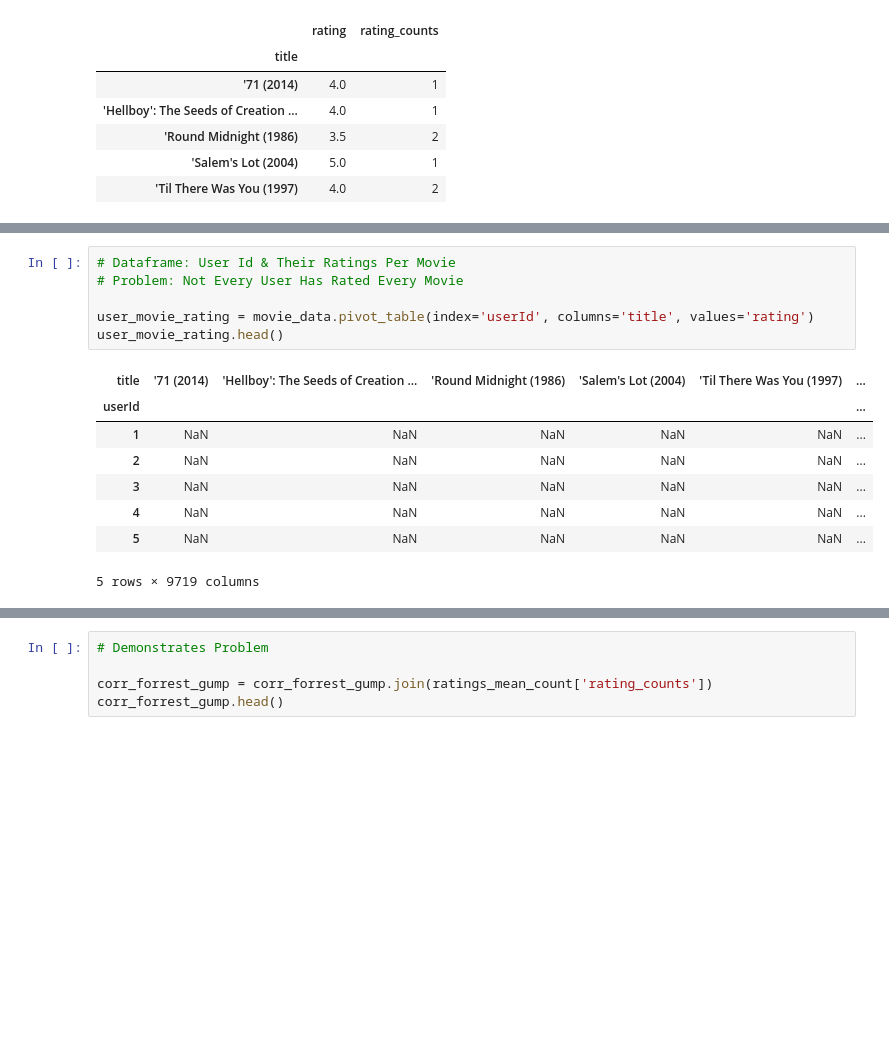
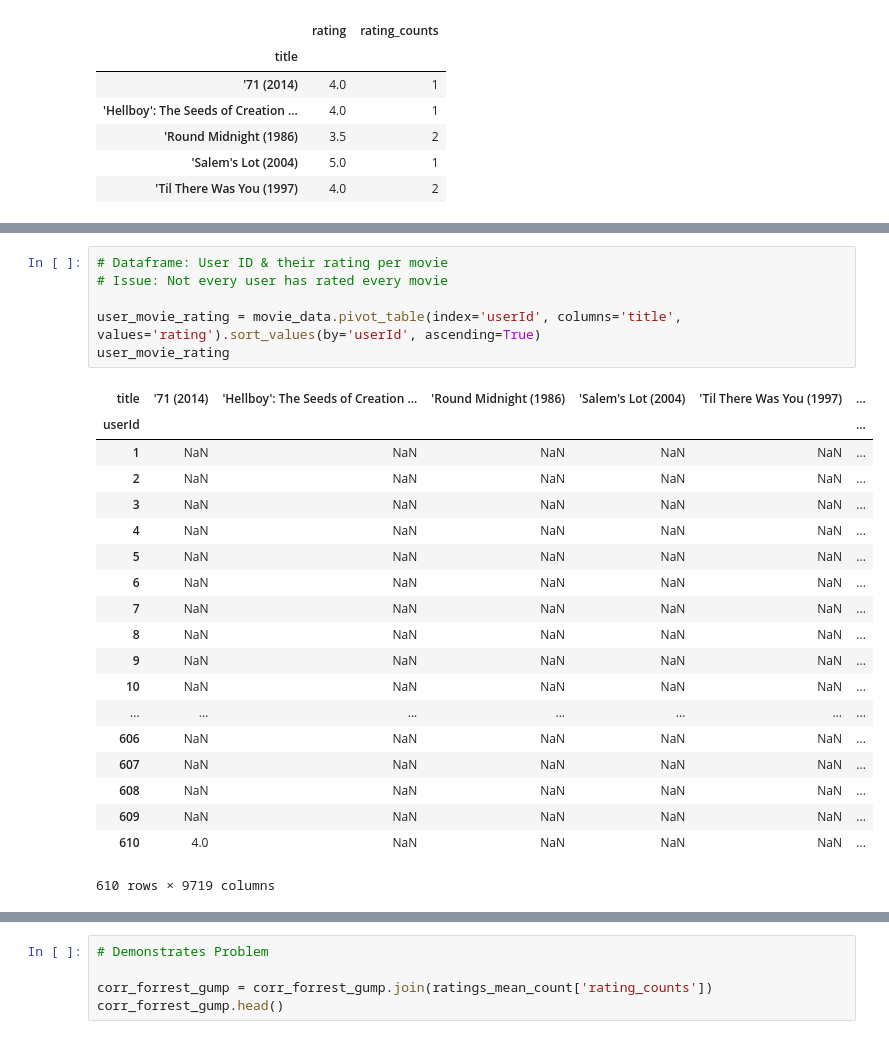
Before and after one commit to TomLavenziano/movie-recommendation-engine, a Jupyter notebook: Movie_Recommendation_Engine.ipynb, the cells around one changed output, grey strips where cells are left out. Saved outputs shown, nothing was run; the diff lists cells and outputs as text; blank space fills up the shorter version.

```diff
--- a/Movie_Recommendation_Engine.ipynb
+++ b/Movie_Recommendation_Engine.ipynb
@@ -185,15 +192,26 @@ sns.jointplot(x='rating', y='rating_counts', data=ratings_mean_count, alpha=0.4)
 # %%
-# Dataframe: User Id & Their Ratings Per Movie
-# Problem: Not Every User Has Rated Every Movie
+# Dataframe: User ID & their rating per movie
+# Issue: Not every user has rated every movie
 
-user_movie_rating = movie_data.pivot_table(index='userId', columns='title', values='rating')
-user_movie_rating.head()
+user_movie_rating = movie_data.pivot_table(index='userId', columns='title', values='rating').sort_values(by='userId', ascending=True)
+user_movie_rating
 # %% [output]
 | title | '71 (2014) | 'Hellboy': The Seeds of Creation ... | 'Round Midnight (1986) | 'Salem's Lot (2004) | 'Til There Was You (1997) | ... |
 | userId |  |  |  |  |  | ... |
 | 1 | NaN | NaN | NaN | NaN | NaN | ... |
 | 2 | NaN | NaN | NaN | NaN | NaN | ... |
 | 3 | NaN | NaN | NaN | NaN | NaN | ... |
 | 4 | NaN | NaN | NaN | NaN | NaN | ... |
 | 5 | NaN | NaN | NaN | NaN | NaN | ... |
+| 6 | NaN | NaN | NaN | NaN | NaN | ... |
+| 7 | NaN | NaN | NaN | NaN | NaN | ... |
+| 8 | NaN | NaN | NaN | NaN | NaN | ... |
+| 9 | NaN | NaN | NaN | NaN | NaN | ... |
+| 10 | NaN | NaN | NaN | NaN | NaN | ... |
+| ... | ... | ... | ... | ... | ... | ... |
+| 606 | NaN | NaN | NaN | NaN | NaN | ... |
+| 607 | NaN | NaN | NaN | NaN | NaN | ... |
+| 608 | NaN | NaN | NaN | NaN | NaN | ... |
+| 609 | NaN | NaN | NaN | NaN | NaN | ... |
+| 610 | 4.0 | NaN | NaN | NaN | NaN | ... |
-5 rows × 9719 columns
+610 rows × 9719 columns
```
Also changed, not shown: parts of 10 cells of this notebook.
